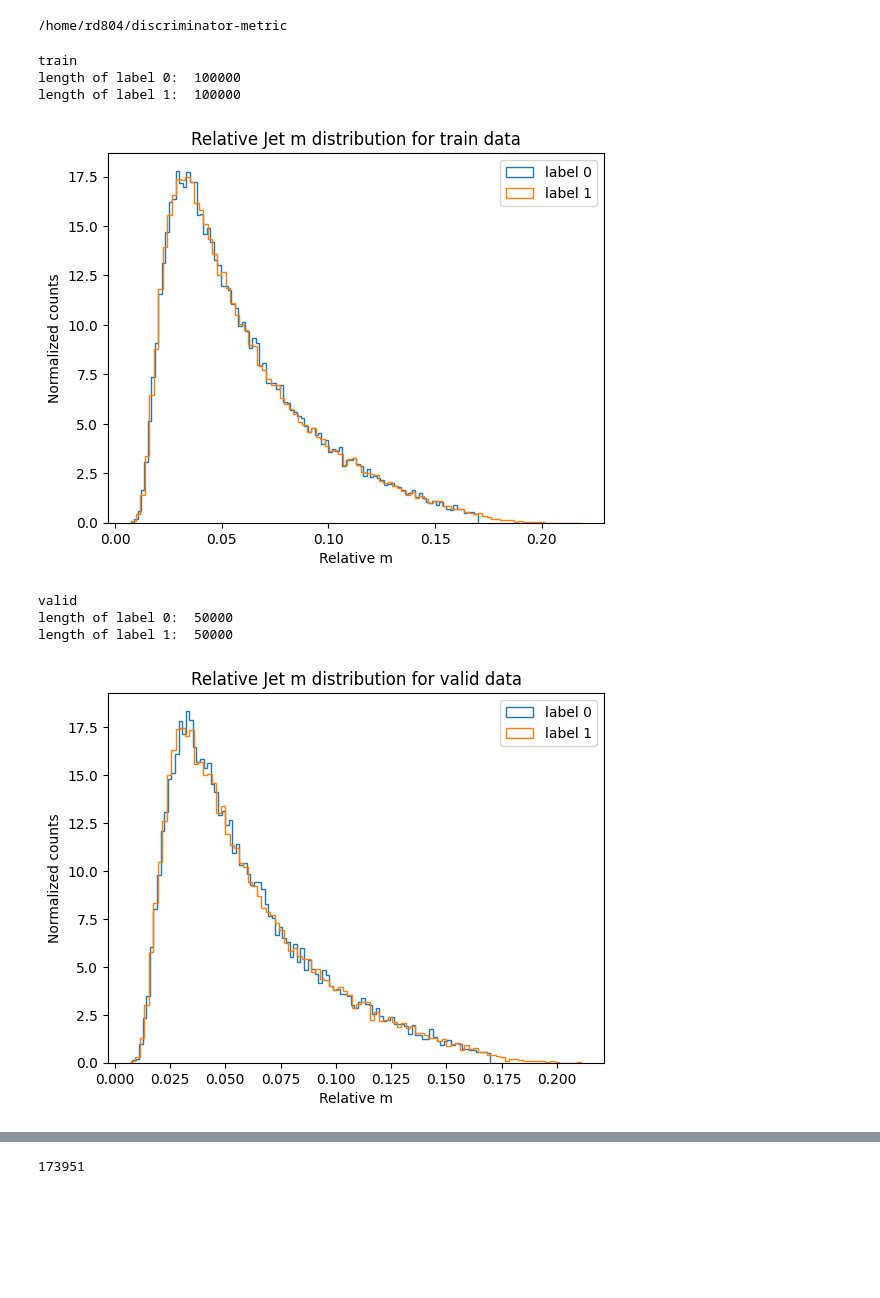
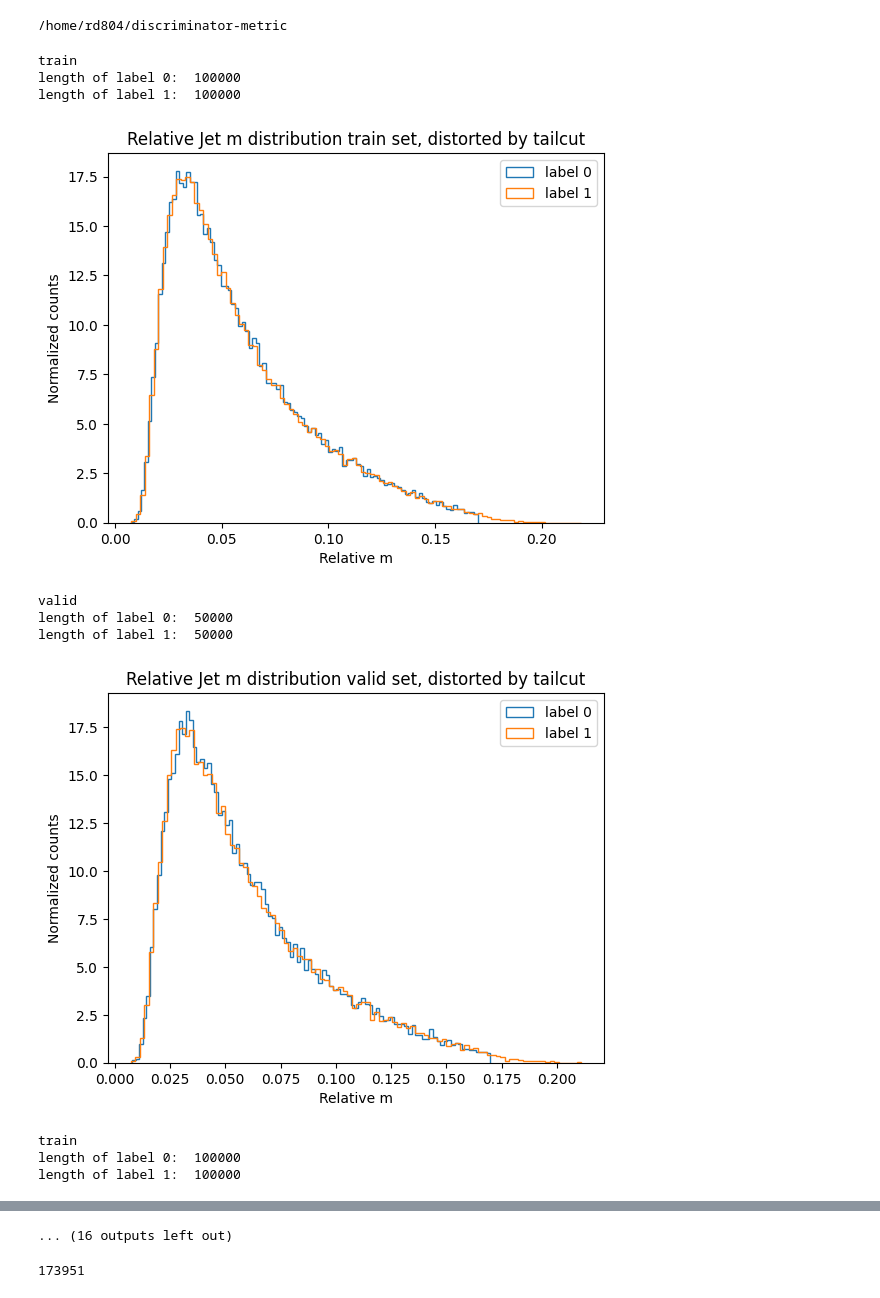
Before and after one commit to heidelberg-hepml/discriminator-metric, a Jupyter notebook: notebooks/visualize_jetnetdata.ipynb, the cells around one changed output, grey strips where cells are left out. Saved outputs shown, nothing was run; the diff lists cells and outputs as text; code cells hidden in the pictures; blank space fills up the shorter version.

```diff
--- a/notebooks/visualize_jetnetdata.ipynb
+++ b/notebooks/visualize_jetnetdata.ipynb
@@ -15,34 +16,38 @@ cd ..
 from scripts.conversion import *
 # %%
 split = ['train','valid']
+test_jets = ['tailcut','shifted','smeared','pt_shifted','eta_smeared','pt_smeared','all_smeared']
 
-for s in split:
-        data = pd.read_hdf('data/jetnet30_data.h5', f'particle_data_{s}').values.reshape(-1,30,4)
-        labels = pd.read_hdf('data/jetnet30_data.h5', f'labels_{s}')['labels'].values
-        #labels = f[f'labels_{s}']
-        pt = pt_jets(data)
-        m = mjj_jets(data)
-        #assert len(data) == len(labels)
-        print(s)
-        print('length of label 0: ', len(labels[labels==0]))
-        print('length of label 1: ', len(labels[labels==1]))
-        figure = plt.figure()
+for tests in test_jets:
+        for s in split:
+                data = pd.read_hdf('data/jetnet30_data.h5', f'particle_data_{tests}_{s}').values.reshape(-1,30,4)
+                labels = pd.read_hdf('data/jetnet30_data.h5', f'labels__{tests}_{s}')['labels'].values
+                #labels = f[f'labels_{s}']
+                m = mjj_jets(data)
+                #assert len(data) == len(labels)
+                print(s)
+                print('length of label 0: ', len(labels[labels==0]))
+                print('length of label 1: ', len(labels[labels==1]))
+                figure = plt.figure()
 
-        plt.hist(m[labels==0], bins=100,
-                 histtype='step', label='label 0',density=True)
-        plt.hist(m[labels==1], bins=100,
-                 histtype='step', label='label 1', density=True)
-        plt.legend()
-        plt.xlabel('Relative m')
-        plt.ylabel('Normalized counts')
-        plt.title(f'Relative Jet m distribution for {s} data')
-        plt.show()
+                plt.hist(m[labels==0], bins=100,
+                        histtype='step', label='label 0',density=True)
+                plt.hist(m[labels==1], bins=100,
+                        histtype='step', label='label 1', density=True)
+                plt.legend()
+                plt.xlabel('Relative m')
+                plt.ylabel('Normalized counts')
+                plt.title(f'Relative Jet m distribution {s} set, distorted by {tests}')
+                plt.show()
 # %% [output]
 train
 length of label 0:  100000
 length of label 1:  100000
-[figure, old version]
+[figure, new version]
 valid
 length of label 0:  50000
 length of label 1:  50000
-[figure, old version]
+[figure, new version]
+train
+length of label 0:  100000
+length of label 1:  100000
@@ -49,3 +67,4 @@ length of label 1:  50000
+... (16 outputs left out)
 # %%
 train = len(pd.read_hdf('data/jetnet_data.h5', f'jet_data_train'))
 # %%
```
Also changed, not shown: parts of 2 cells of this notebook, 1 other file.
